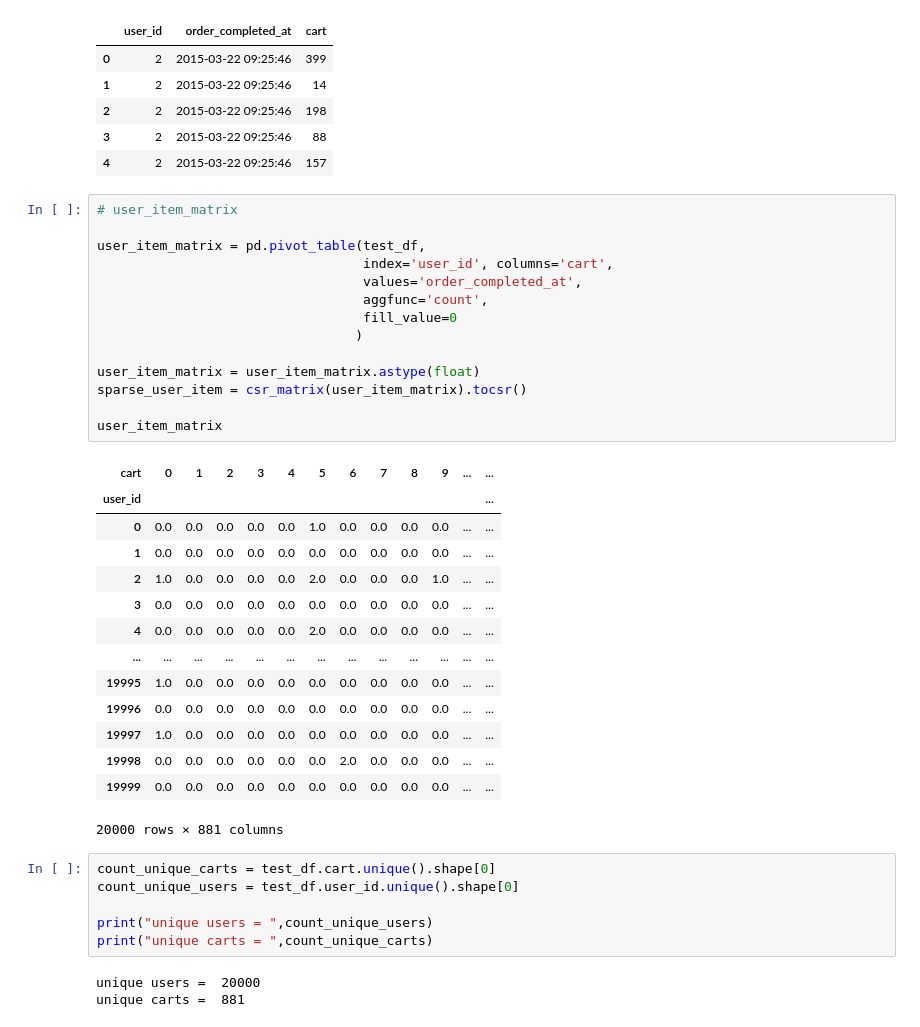
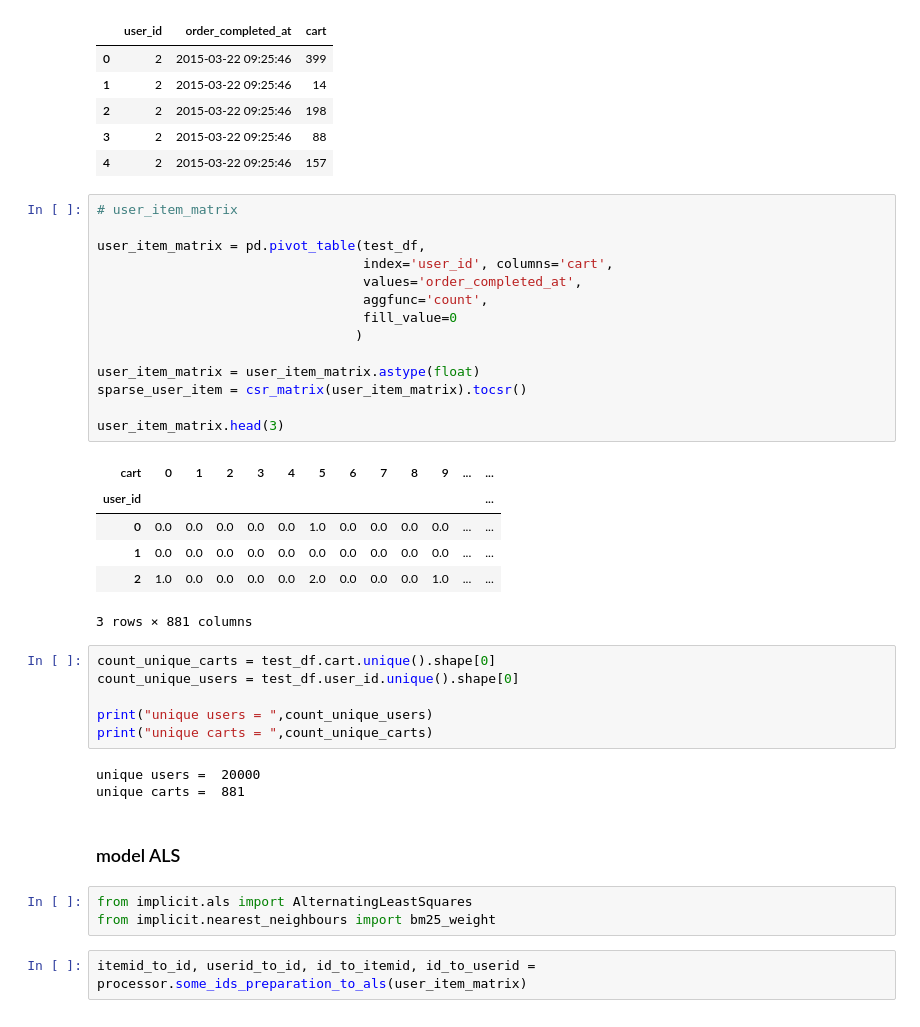
Before and after one commit to kaledinaoksana/SberMarketComp, a Jupyter notebook: main.ipynb, the cells around one changed output. Cells and saved outputs as stored; diff of their text form.

```diff
--- a/main.ipynb
+++ b/main.ipynb
@@ -24,32 +25,24 @@ test_df.head()
 # %%
 # user_item_matrix
 
 user_item_matrix = pd.pivot_table(test_df,
                                   index='user_id', columns='cart',
                                   values='order_completed_at',
                                   aggfunc='count',
                                   fill_value=0
                                  )
 
 user_item_matrix = user_item_matrix.astype(float)
 sparse_user_item = csr_matrix(user_item_matrix).tocsr()
 
-user_item_matrix
+user_item_matrix.head(3)
 # %% [output]
 | cart | 0 | 1 | 2 | 3 | 4 | 5 | 6 | 7 | 8 | 9 | ... | ... |
 | user_id |  |  |  |  |  |  |  |  |  |  |  | ... |
 | 0 | 0.0 | 0.0 | 0.0 | 0.0 | 0.0 | 1.0 | 0.0 | 0.0 | 0.0 | 0.0 | ... | ... |
 | 1 | 0.0 | 0.0 | 0.0 | 0.0 | 0.0 | 0.0 | 0.0 | 0.0 | 0.0 | 0.0 | ... | ... |
 | 2 | 1.0 | 0.0 | 0.0 | 0.0 | 0.0 | 2.0 | 0.0 | 0.0 | 0.0 | 1.0 | ... | ... |
-| 3 | 0.0 | 0.0 | 0.0 | 0.0 | 0.0 | 0.0 | 0.0 | 0.0 | 0.0 | 0.0 | ... | ... |
-| 4 | 0.0 | 0.0 | 0.0 | 0.0 | 0.0 | 2.0 | 0.0 | 0.0 | 0.0 | 0.0 | ... | ... |
-| ... | ... | ... | ... | ... | ... | ... | ... | ... | ... | ... | ... | ... |
-| 19995 | 1.0 | 0.0 | 0.0 | 0.0 | 0.0 | 0.0 | 0.0 | 0.0 | 0.0 | 0.0 | ... | ... |
-| 19996 | 0.0 | 0.0 | 0.0 | 0.0 | 0.0 | 0.0 | 0.0 | 0.0 | 0.0 | 0.0 | ... | ... |
-| 19997 | 1.0 | 0.0 | 0.0 | 0.0 | 0.0 | 0.0 | 0.0 | 0.0 | 0.0 | 0.0 | ... | ... |
-| 19998 | 0.0 | 0.0 | 0.0 | 0.0 | 0.0 | 0.0 | 2.0 | 0.0 | 0.0 | 0.0 | ... | ... |
-| 19999 | 0.0 | 0.0 | 0.0 | 0.0 | 0.0 | 0.0 | 0.0 | 0.0 | 0.0 | 0.0 | ... | ... |
-20000 rows × 881 columns
+3 rows × 881 columns
 # %%
 count_unique_carts = test_df.cart.unique().shape[0]
 count_unique_users = test_df.user_id.unique().shape[0]
@@ -59,3 +52,10 @@ print("unique carts = ",count_unique_carts)
 # %% [output]
 unique users =  20000
 unique carts =  881
+# %% [markdown]
+### model ALS
+# %%
+from implicit.als import AlternatingLeastSquares
+from implicit.nearest_neighbours import bm25_weight
+# %%
+itemid_to_id, userid_to_id, id_to_itemid, id_to_userid = processor.some_ids_preparation_to_als(user_item_matrix)
```
Also changed, not shown: parts of 18 cells of this notebook.
